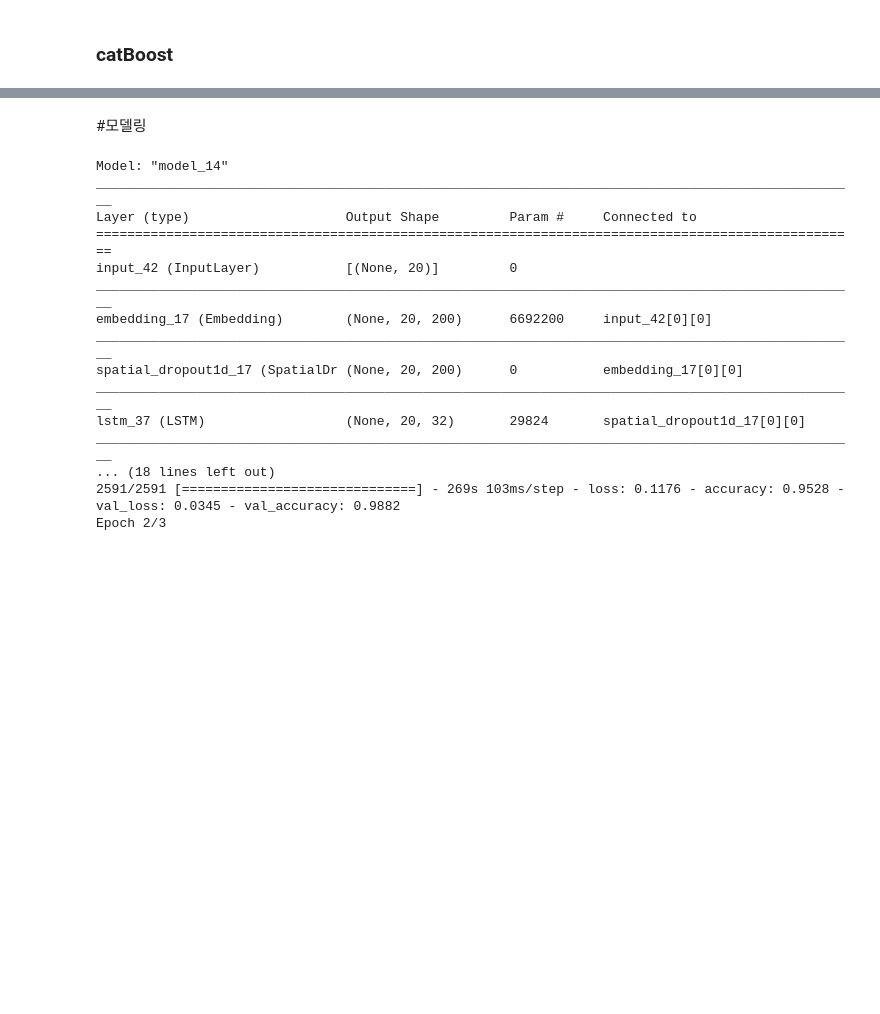
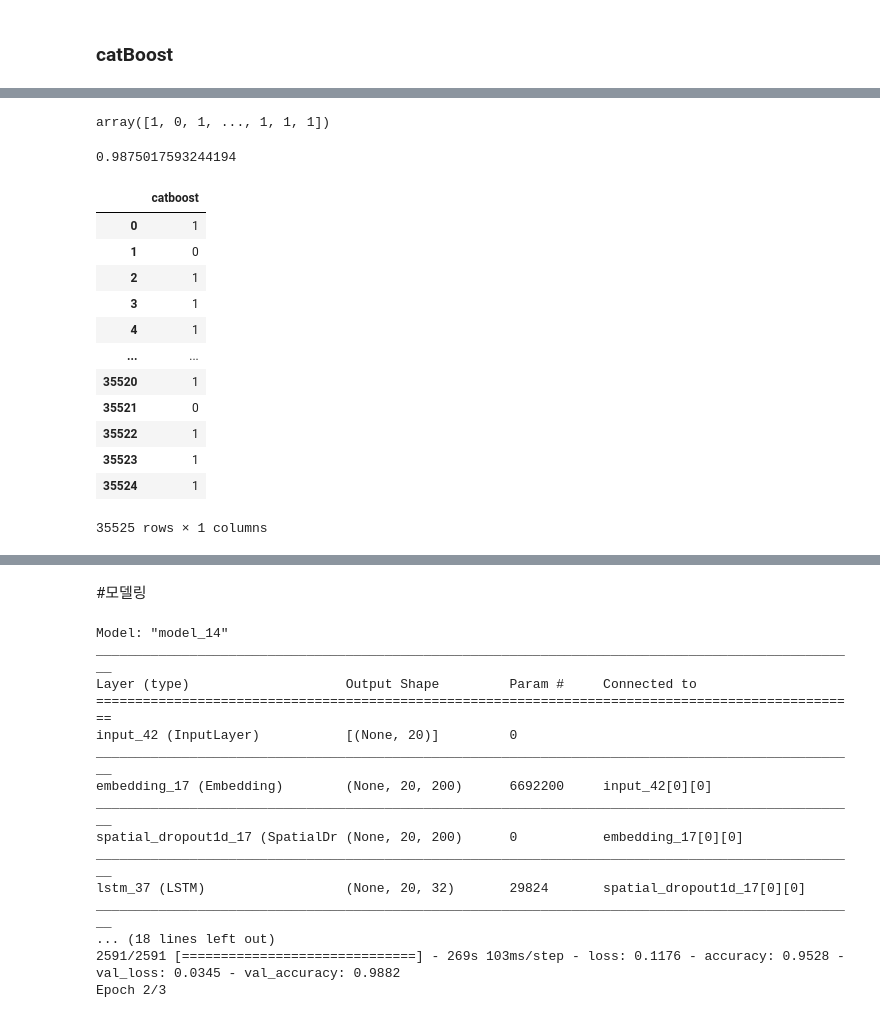
Before and after one commit to juhee3199/fake-news-detection, a Jupyter notebook: stacking.ipynb, the cells around one changed output, grey strips where cells are left out. Drawn from its saved outputs; the diff is of its cells as text; code cells hidden in the pictures; blank space fills up the shorter version.

```diff
--- a/stacking.ipynb
+++ b/stacking.ipynb
@@ -345,5 +463,5 @@ ModuleNotFoundError: ignored
 # %%
-cb.CatBoostClassifier(random_state=42)
-cb_clf.fit(X_train,y_train)
+cb_clf = CatBoostClassifier(random_state=42)
+cb_clf.fit(X_train, y_train)
 
-auc(cb_clf, train, test)
+cb_pred = cb_clf.predict(X_valid)
@@ -349,0 +486,26 @@ auc(cb_clf, train, test)
+# %%
+cb_pred
+# %% [output]
+array([1, 0, 1, ..., 1, 1, 1])
+# %%
+cb_acc = accuracy_score(y_valid, cb_pred)
+cb_acc
+# %% [output]
+0.9875017593244194
+# %%
+cb_valid_pred = pd.DataFrame(cb_pred, columns =['catboost'])
+cb_valid_pred
+# %% [output]
+|  | catboost |
+| 0 | 1 |
+| 1 | 0 |
+| 2 | 1 |
+| 3 | 1 |
+| 4 | 1 |
+| ... | ... |
+| 35520 | 1 |
+| 35521 | 0 |
+| 35522 | 1 |
+| 35523 | 1 |
+| 35524 | 1 |
+35525 rows × 1 columns
```
Also changed, not shown: parts of 42 cells of this notebook.
